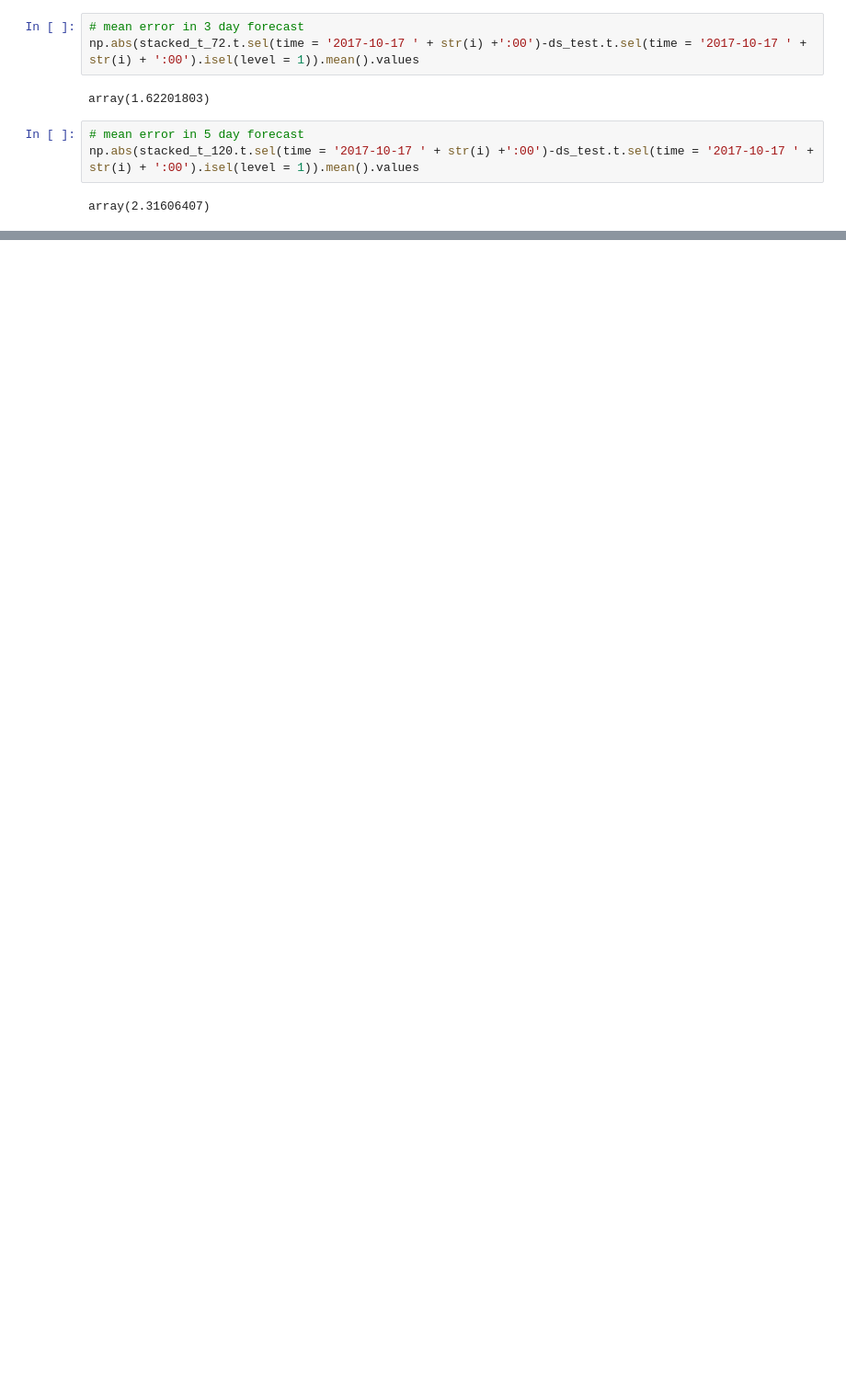
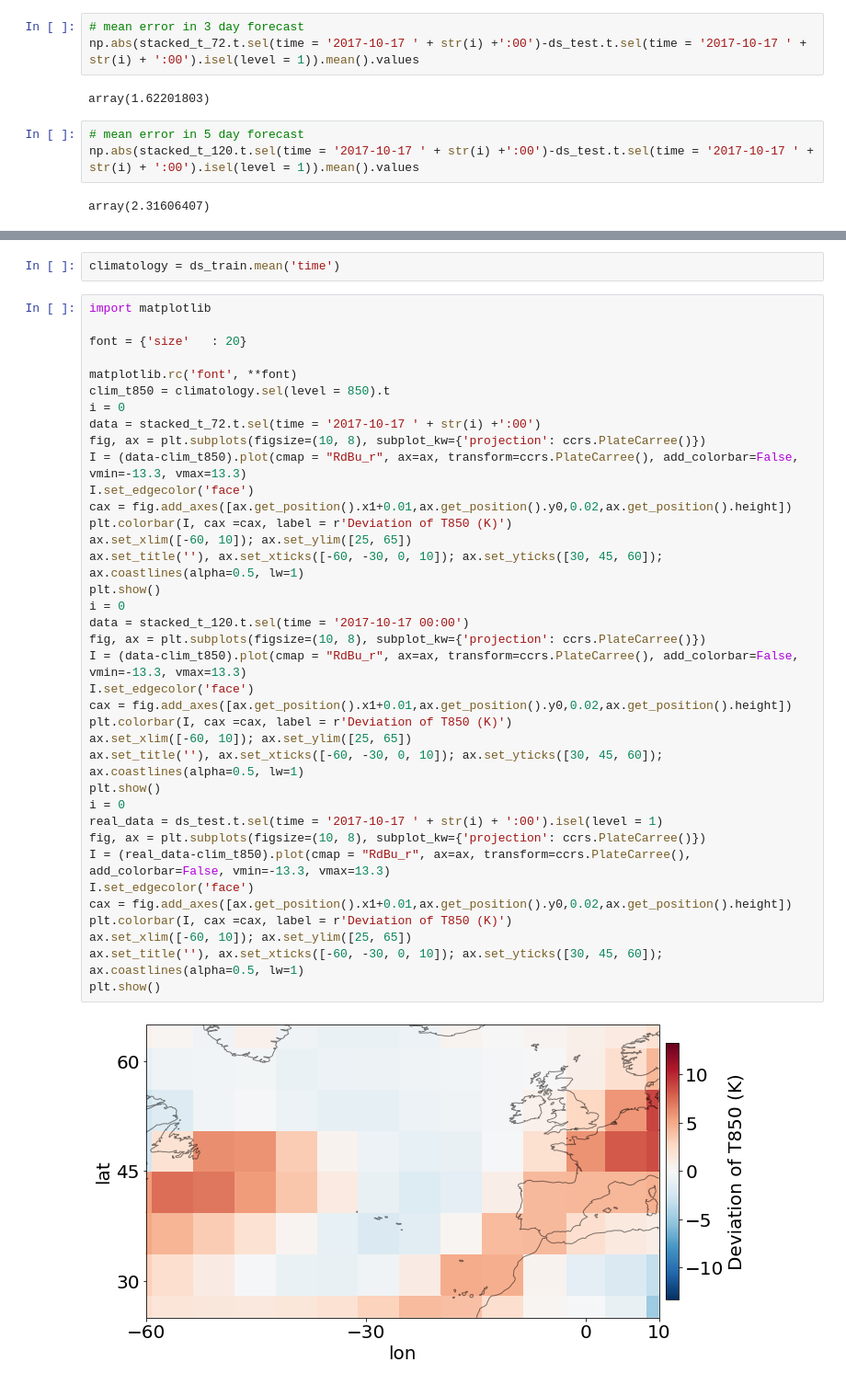
Before and after one commit to mc4117/ResNet_Weather, a Jupyter notebook: neural_networks/outputs_example_t.ipynb, the cells around one changed output, grey strips where cells are left out. Shown at 92% size. Saved outputs shown, nothing was run; the diff lists cells and outputs as text; blank space fills up the shorter version.

```diff
--- a/neural_networks/outputs_example_t.ipynb
+++ b/neural_networks/outputs_example_t.ipynb
@@ -263,0 +266,41 @@ array(2.31606407)
+# %%
+climatology = ds_train.mean('time')
+# %%
+import matplotlib
+
+font = {'size'   : 20}
+
+matplotlib.rc('font', **font)
+clim_t850 = climatology.sel(level = 850).t
+i = 0
+data = stacked_t_72.t.sel(time = '2017-10-17 ' + str(i) +':00')
+fig, ax = plt.subplots(figsize=(10, 8), subplot_kw={'projection': ccrs.PlateCarree()})
+I = (data-clim_t850).plot(cmap = "RdBu_r", ax=ax, transform=ccrs.PlateCarree(), add_colorbar=False, vmin=-13.3, vmax=13.3)
+I.set_edgecolor('face')
+cax = fig.add_axes([ax.get_position().x1+0.01,ax.get_position().y0,0.02,ax.get_position().height])
+plt.colorbar(I, cax =cax, label = r'Deviation of T850 (K)')
+ax.set_xlim([-60, 10]); ax.set_ylim([25, 65])
+ax.set_title(''), ax.set_xticks([-60, -30, 0, 10]); ax.set_yticks([30, 45, 60]); ax.coastlines(alpha=0.5, lw=1)
+plt.show()
+i = 0
+data = stacked_t_120.t.sel(time = '2017-10-17 00:00')
+fig, ax = plt.subplots(figsize=(10, 8), subplot_kw={'projection': ccrs.PlateCarree()})
+I = (data-clim_t850).plot(cmap = "RdBu_r", ax=ax, transform=ccrs.PlateCarree(), add_colorbar=False, vmin=-13.3, vmax=13.3)
+I.set_edgecolor('face')
+cax = fig.add_axes([ax.get_position().x1+0.01,ax.get_position().y0,0.02,ax.get_position().height])
+plt.colorbar(I, cax =cax, label = r'Deviation of T850 (K)')
+ax.set_xlim([-60, 10]); ax.set_ylim([25, 65])
+ax.set_title(''), ax.set_xticks([-60, -30, 0, 10]); ax.set_yticks([30, 45, 60]); ax.coastlines(alpha=0.5, lw=1)
+plt.show()
+i = 0
+real_data = ds_test.t.sel(time = '2017-10-17 ' + str(i) + ':00').isel(level = 1)
+fig, ax = plt.subplots(figsize=(10, 8), subplot_kw={'projection': ccrs.PlateCarree()})
+I = (real_data-clim_t850).plot(cmap = "RdBu_r", ax=ax, transform=ccrs.PlateCarree(), add_colorbar=False, vmin=-13.3, vmax=13.3)
+I.set_edgecolor('face')
+cax = fig.add_axes([ax.get_position().x1+0.01,ax.get_position().y0,0.02,ax.get_position().height])
+plt.colorbar(I, cax =cax, label = r'Deviation of T850 (K)')
+ax.set_xlim([-60, 10]); ax.set_ylim([25, 65])
+ax.set_title(''), ax.set_xticks([-60, -30, 0, 10]); ax.set_yticks([30, 45, 60]); ax.coastlines(alpha=0.5, lw=1)
+plt.show()
+# %% [output]
+[figure, added]
```
Also changed, not shown: parts of 5 cells of this notebook, 11 other files.
